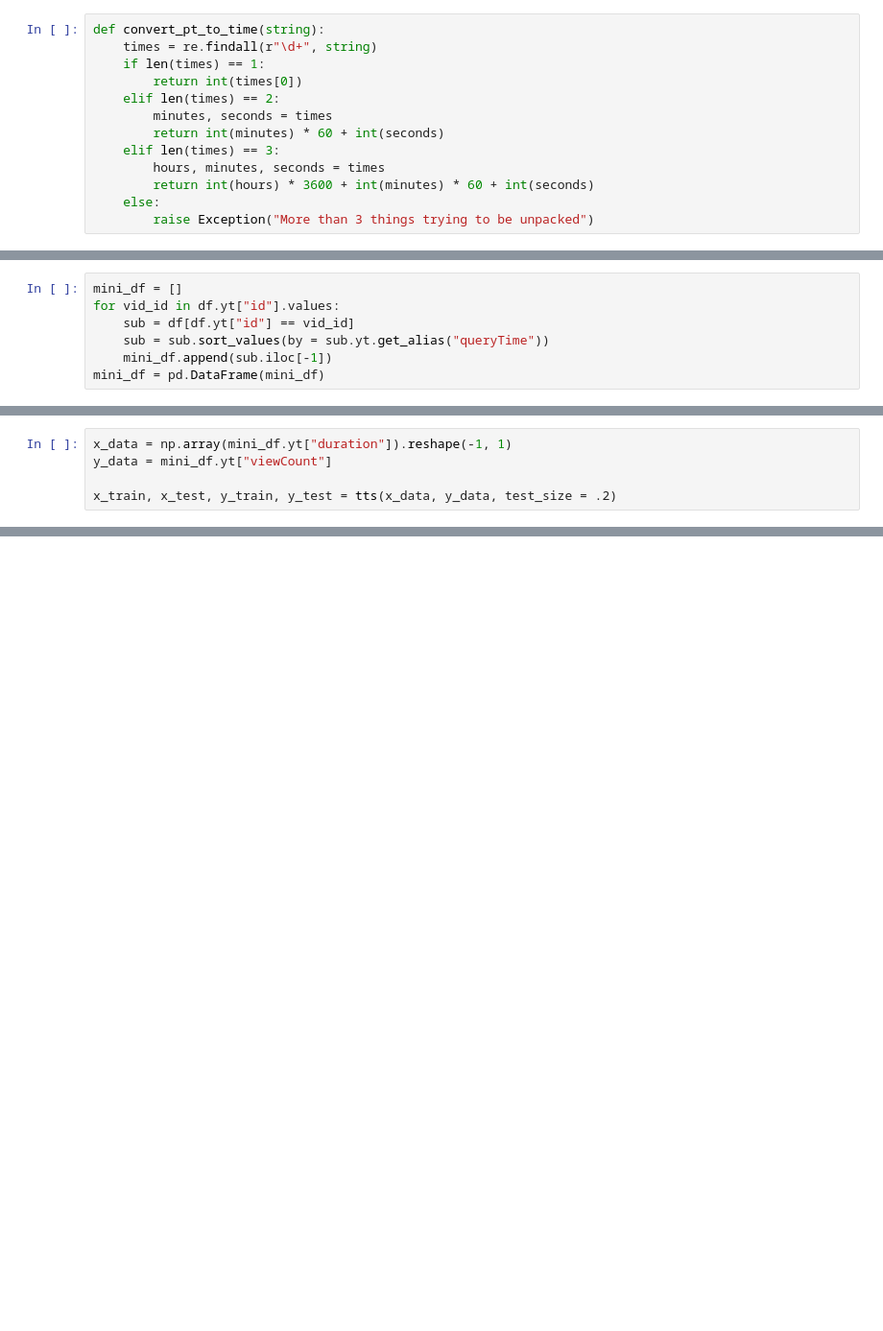
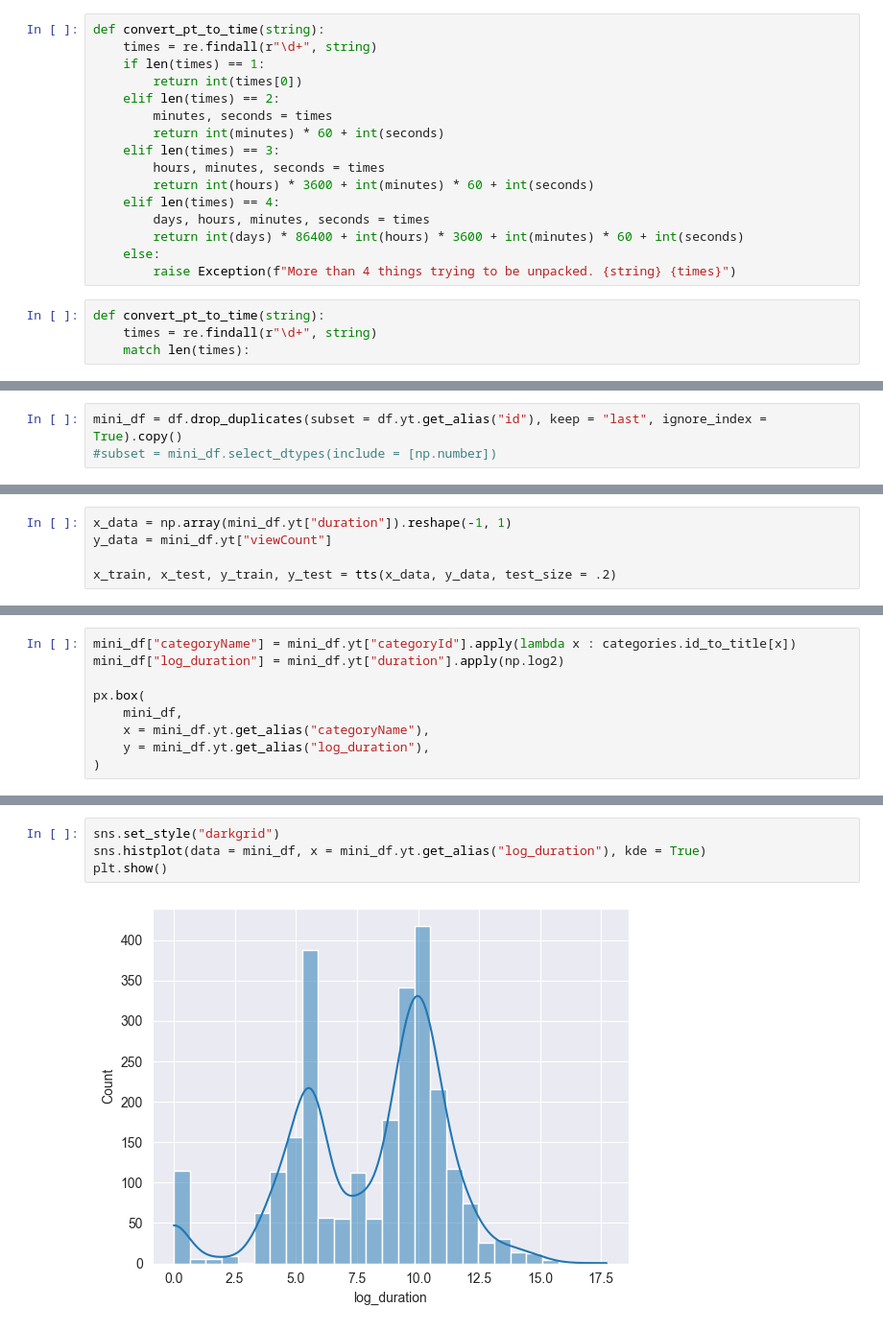
Before and after one commit to Squeemos/MRB_II, a Jupyter notebook: experiments/exploration/Exploration and some cleaning.ipynb, the cells around one changed output, grey strips where cells are left out. Shown at 96% size. Saved outputs shown, nothing was run; the diff lists cells and outputs as text; blank space fills up the shorter version.

```diff
--- a/experiments/exploration/Exploration and some cleaning.ipynb
+++ b/experiments/exploration/Exploration and some cleaning.ipynb
@@ -47,14 +38,17 @@ def convert_pt_to_time(string):
     elif len(times) == 3:
         hours, minutes, seconds = times
         return int(hours) * 3600 + int(minutes) * 60 + int(seconds)
+    elif len(times) == 4:
+        days, hours, minutes, seconds = times
+        return int(days) * 86400 + int(hours) * 3600 + int(minutes) * 60 + int(seconds)
     else:
-        raise Exception("More than 3 things trying to be unpacked")
+        raise Exception(f"More than 4 things trying to be unpacked. {string} {times}")
+# %%
+def convert_pt_to_time(string):
+    times = re.findall(r"\d+", string)
+    match len(times):
 # %%
 df[df.yt.get_alias("duration")] = df.yt["duration"].apply(convert_pt_to_time)
 # %%
-mini_df = []
-for vid_id in df.yt["id"].values:
-    sub = df[df.yt["id"] == vid_id]
-    sub = sub.sort_values(by = sub.yt.get_alias("queryTime"))
-    mini_df.append(sub.iloc[-1])
-mini_df = pd.DataFrame(mini_df)
+mini_df = df.drop_duplicates(subset = df.yt.get_alias("id"), keep = "last", ignore_index = True).copy()
+#subset = mini_df.select_dtypes(include = [np.number])
@@ -90,0 +104,9 @@ print(f"{loss:,}")
+# %%
+mini_df["categoryName"] = mini_df.yt["categoryId"].apply(lambda x : categories.id_to_title[x])
+mini_df["log_duration"] = mini_df.yt["duration"].apply(np.log2)
+
+px.box(
+    mini_df,
+    x = mini_df.yt.get_alias("categoryName"),
+    y = mini_df.yt.get_alias("log_duration"),
+)
@@ -90,0 +115,6 @@ print(f"{loss:,}")
+# %%
+sns.set_style("darkgrid")
+sns.histplot(data = mini_df, x = mini_df.yt.get_alias("log_duration"), kde = True)
+plt.show()
+# %% [output]
+[figure, added]
```
Also changed, not shown: parts of 13 cells of this notebook, 3 other files.
